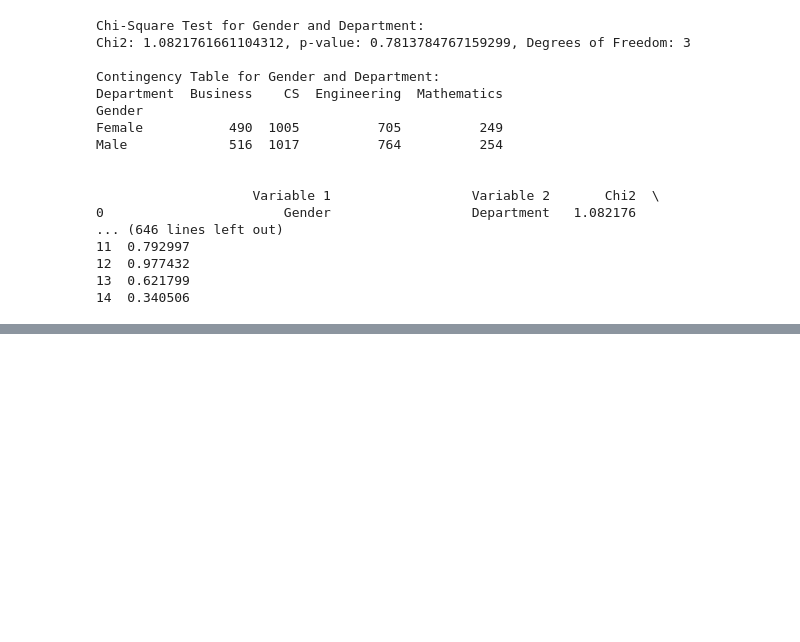
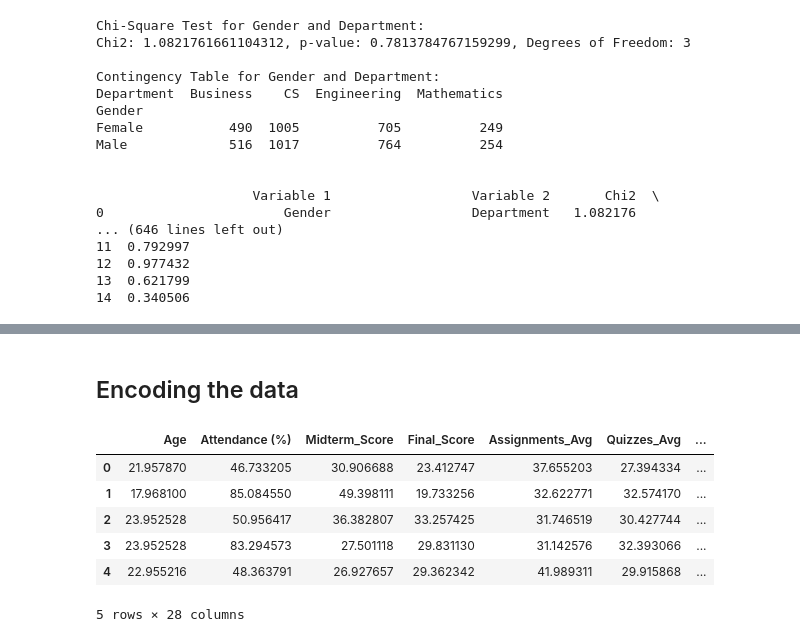
Before and after one commit to drpafowler/kaggle, a Jupyter notebook: Student_Performance_Behavior.ipynb, the cells around one changed output, grey strips where cells are left out. Saved outputs shown, nothing was run; the diff lists cells and outputs as text; code cells hidden in the pictures; blank space fills up the shorter version.

```diff
--- a/Student_Performance_Behavior.ipynb
+++ b/Student_Performance_Behavior.ipynb
@@ -293,0 +320,16 @@ df_encoded.head()
+# %% [markdown]
+## Encoding the data
+# %%
+# One-hot encode the categorical columns including 'Grade' and drop one of each to avoid the dummy variable trap
+df_encoded = pd.get_dummies(df_transformed_boxcox, columns=categorical_columns + ['Grade'], drop_first=True)
+
+# Display the first few rows of the encoded dataframe
+df_encoded.head()
+# %% [output]
+|  | Age | Attendance (%) | Midterm_Score | Final_Score | Assignments_Avg | Quizzes_Avg | ... |
+| 0 | 21.957870 | 46.733205 | 30.906688 | 23.412747 | 37.655203 | 27.394334 | ... |
+| 1 | 17.968100 | 85.084550 | 49.398111 | 19.733256 | 32.622771 | 32.574170 | ... |
+| 2 | 23.952528 | 50.956417 | 36.382807 | 33.257425 | 31.746519 | 30.427744 | ... |
+| 3 | 23.952528 | 83.294573 | 27.501118 | 29.831130 | 31.142576 | 32.393066 | ... |
+| 4 | 22.955216 | 48.363791 | 26.927657 | 29.362342 | 41.989311 | 29.915868 | ... |
+5 rows × 28 columns
```
Also changed, not shown: parts of 6 cells of this notebook.
